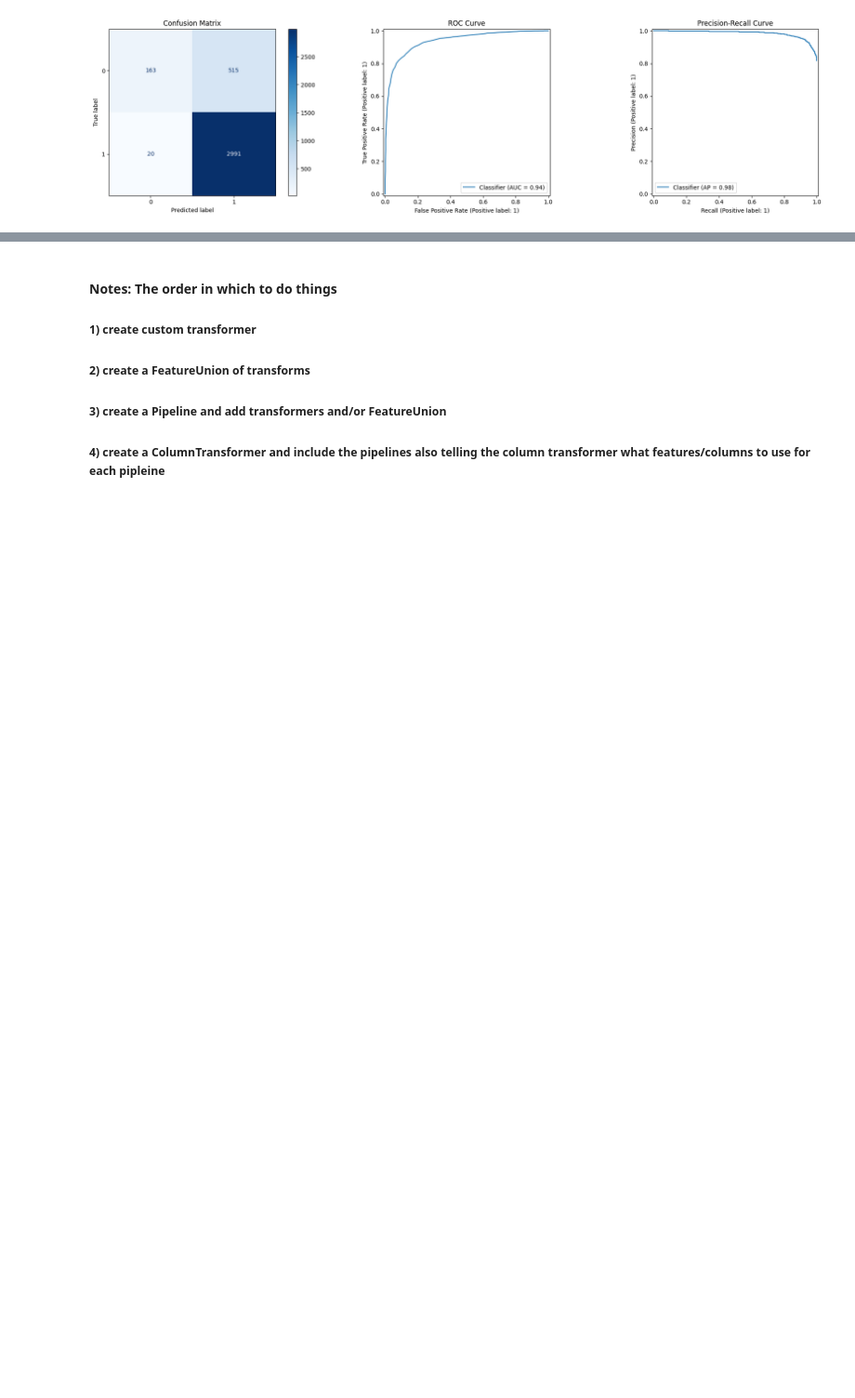
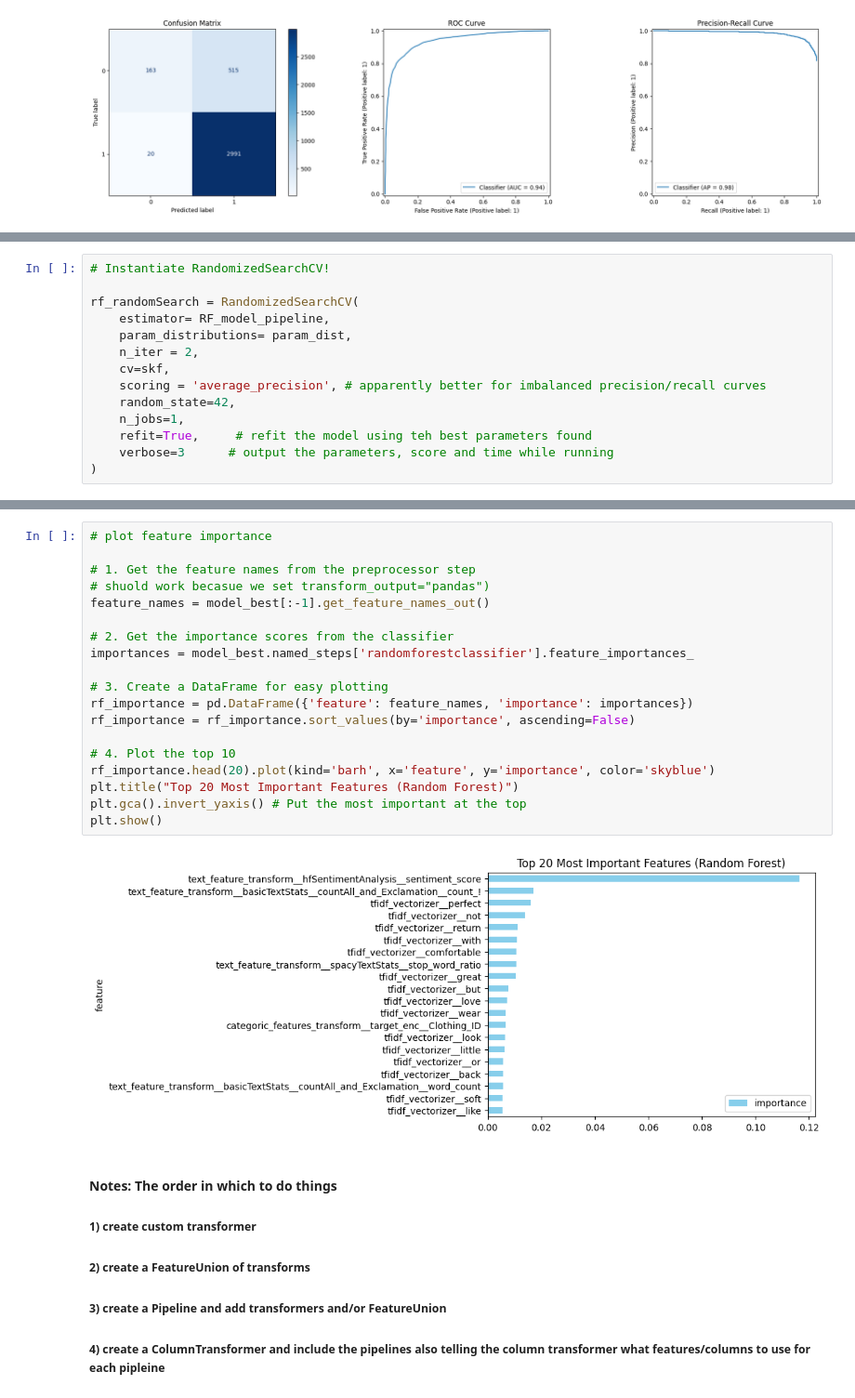
Before and after one commit to SA-Sean/dsnd-Pipeline-FashionReviewClassifier, a Jupyter notebook: Fashion_prediction_pipeline.ipynb, the cells around one changed output, grey strips where cells are left out. Shown at 93% size. Saved outputs shown, nothing was run; the diff lists cells and outputs as text; blank space fills up the shorter version.

```diff
--- a/Fashion_prediction_pipeline.ipynb
+++ b/Fashion_prediction_pipeline.ipynb
@@ -1453,0 +1386,14 @@ AttributeError: Estimator debug_probe1 does not provide get_feature_names_out. D
+# %%
+# Instantiate RandomizedSearchCV!
+
+rf_randomSearch = RandomizedSearchCV(
+    estimator= RF_model_pipeline,
+    param_distributions= param_dist,
+    n_iter = 2,
+    cv=skf,
+    scoring = 'average_precision', # apparently better for imbalanced precision/recall curves
+    random_state=42,
+    n_jobs=1,
+    refit=True,     # refit the model using teh best parameters found
+    verbose=3      # output the parameters, score and time while running
+)
@@ -1454,3 +1521,24 @@ AttributeError: Estimator debug_probe1 does not provide get_feature_names_out. D
+# %%
+# plot feature importance
+
+# 1. Get the feature names from the preprocessor step
+# shuold work becasue we set transform_output="pandas")
+feature_names = model_best[:-1].get_feature_names_out()
+
+# 2. Get the importance scores from the classifier
+importances = model_best.named_steps['randomforestclassifier'].feature_importances_
+
+# 3. Create a DataFrame for easy plotting
+rf_importance = pd.DataFrame({'feature': feature_names, 'importance': importances})
+rf_importance = rf_importance.sort_values(by='importance', ascending=False)
+
+# 4. Plot the top 10
+rf_importance.head(20).plot(kind='barh', x='feature', y='importance', color='skyblue')
+plt.title("Top 20 Most Important Features (Random Forest)")
+plt.gca().invert_yaxis() # Put the most important at the top
+plt.show()
+# %% [output]
+[figure, added]
 # %% [markdown]
 #### Notes: The order in which to do things
 
```
Also changed, not shown: parts of 24 cells of this notebook, 1 other file.
